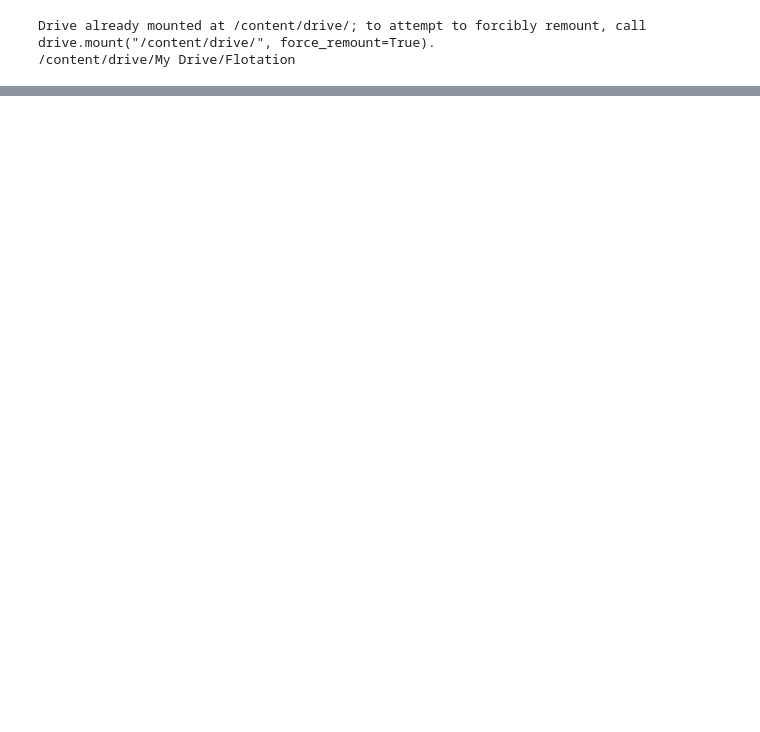
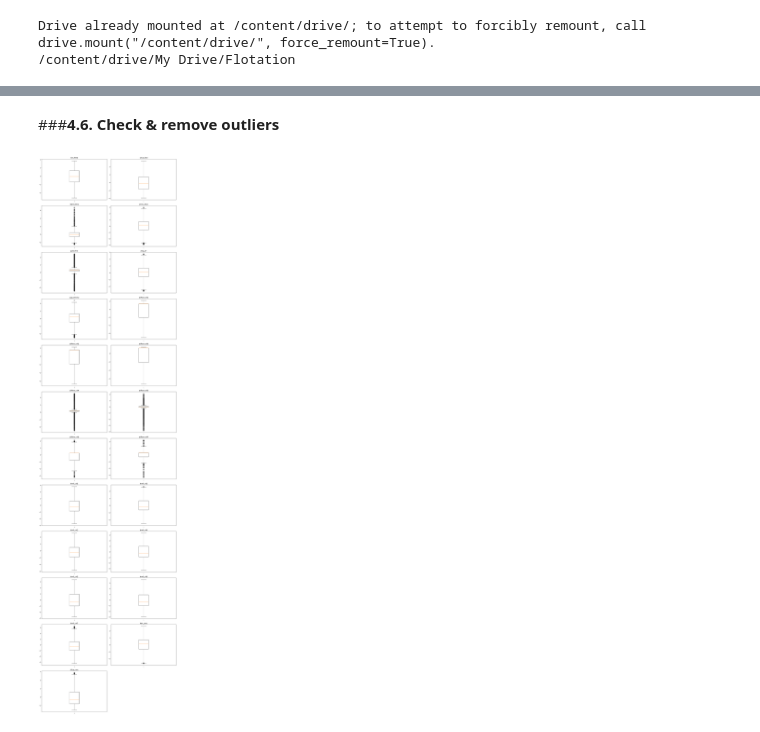
Before and after one commit to ArifAygun/Iron-Ore-Froth-Flotation-Quality-Prediction, a Jupyter notebook: AA_Graduate_Project_2.ipynb, the cells around one changed output, grey strips where cells are left out. Cells and saved outputs as stored; diff of their text form; code cells hidden in the pictures; blank space fills up the shorter version.

```diff
--- a/AA_Graduate_Project_2.ipynb
+++ b/AA_Graduate_Project_2.ipynb
@@ -373,0 +168,30 @@ silica_concentrate.to_csv('/content/drive/My Drive/Flotation/silica_concentrate.
+# %% [markdown]
+###**4.6. Check & remove outliers**
+# %%
+variables = ['iron_feed', 'silica_feed', 'starch_flow', 'amina_flow', 'pulp_flow',
+       'pulp_pH', 'pulp_density', 'airflow_col1', 'airflow_col2',
+       'airflow_col3', 'airflow_col4', 'airflow_col5', 'airflow_col6',
+       'airflow_col7', 'level_col1', 'level_col2', 'level_col3', 'level_col4',
+       'level_col5', 'level_col6', 'level_col7', 'iron_conc', 'silica_conc']
+
+num_rows = (len(variables) + 1) // 2
+num_cols = 2
+
+fig, axes = plt.subplots(num_rows, num_cols,
+                         figsize=(15, num_rows * 5))
+
+axes = axes.flatten()
+
+for i, variable in enumerate(variables):
+    data = flotation_scaled[variable]
+    axes[i].boxplot(data)
+    axes[i].set_title(variable)
+
+for j in range(len(variables),
+               num_rows * num_cols):
+    fig.delaxes(axes[j])
+
+plt.tight_layout()
+plt.show()
+# %% [output]
+[figure, added]
```
Also changed, not shown: parts of 52 cells of this notebook.
